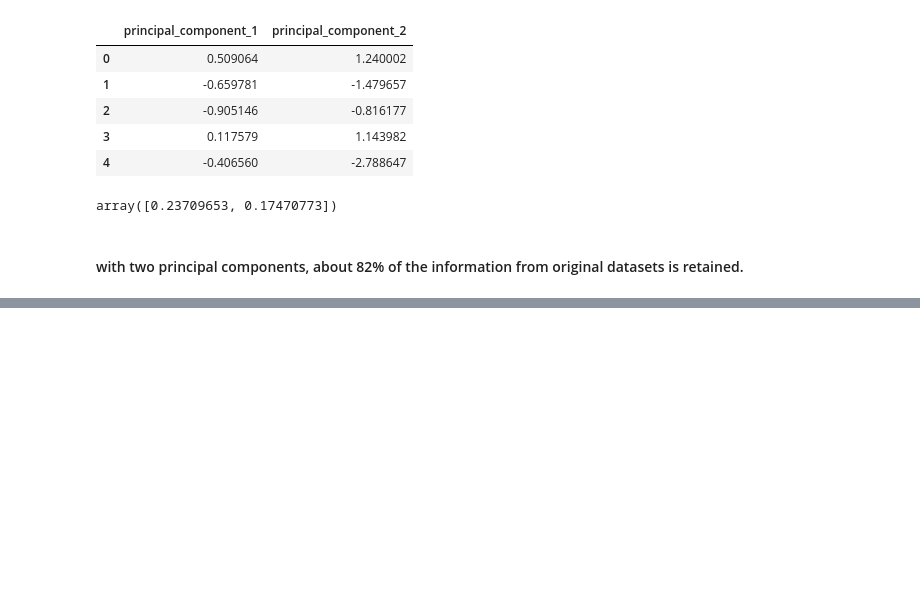
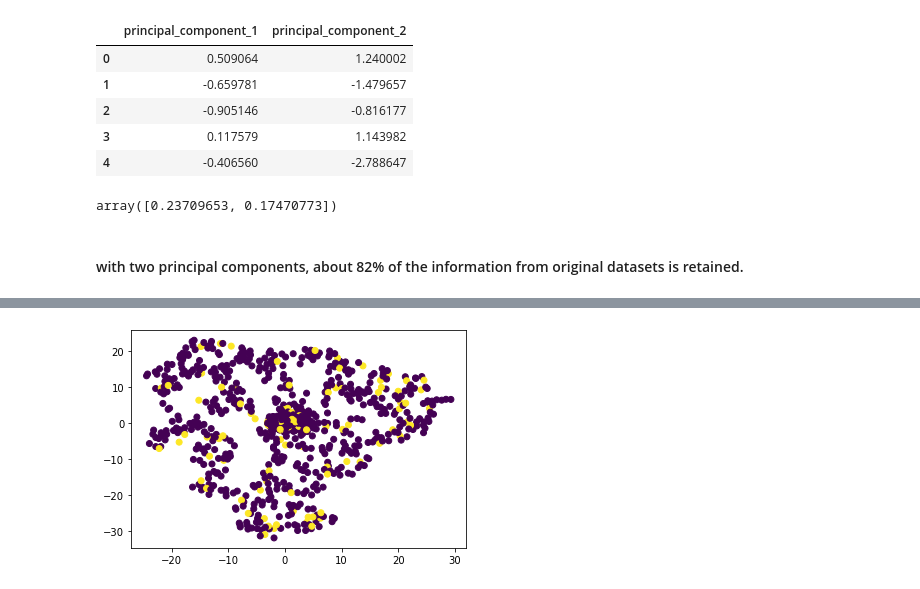
Before and after one commit to bhubh/unsupervised_learning_challenge, a Jupyter notebook: myopia_nb.ipynb, the cells around one changed output, grey strips where cells are left out. Saved outputs shown, nothing was run; the diff lists cells and outputs as text; code cells hidden in the pictures; blank space fills up the shorter version.

```diff
--- a/myopia_nb.ipynb
+++ b/myopia_nb.ipynb
@@ -115,0 +169,6 @@ array([0.23709653, 0.17470773])
+# %%
+plt.scatter(myopia_pca_df["x"], myopia_pca_df["y"], c = labels)
+plt.scatter(myopia_pca_df["principal_component_2"], myopia_pca_df["principal_component_3"], c = labels)
+plt.show()
+# %% [output]
+[figure, added]
```
Also changed, not shown: parts of 17 cells of this notebook.
